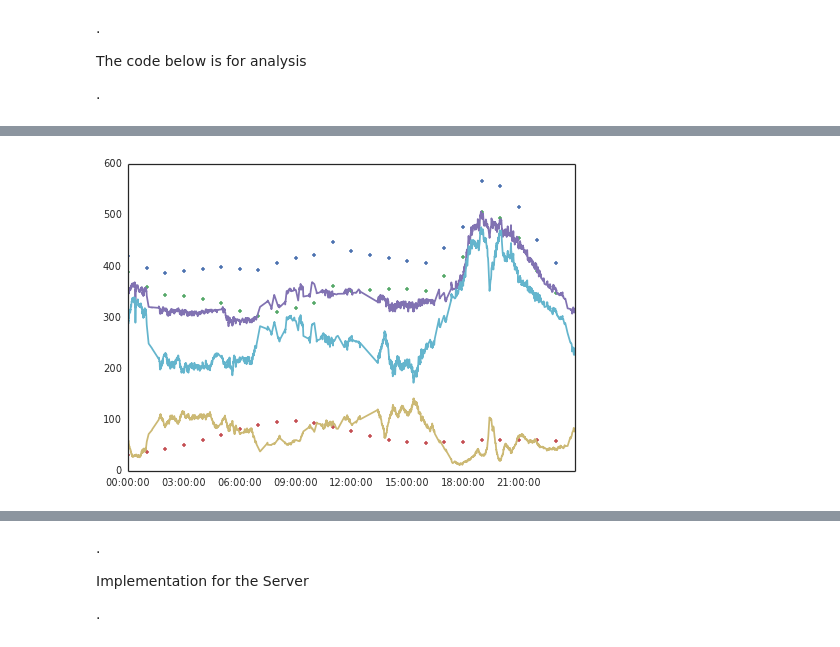
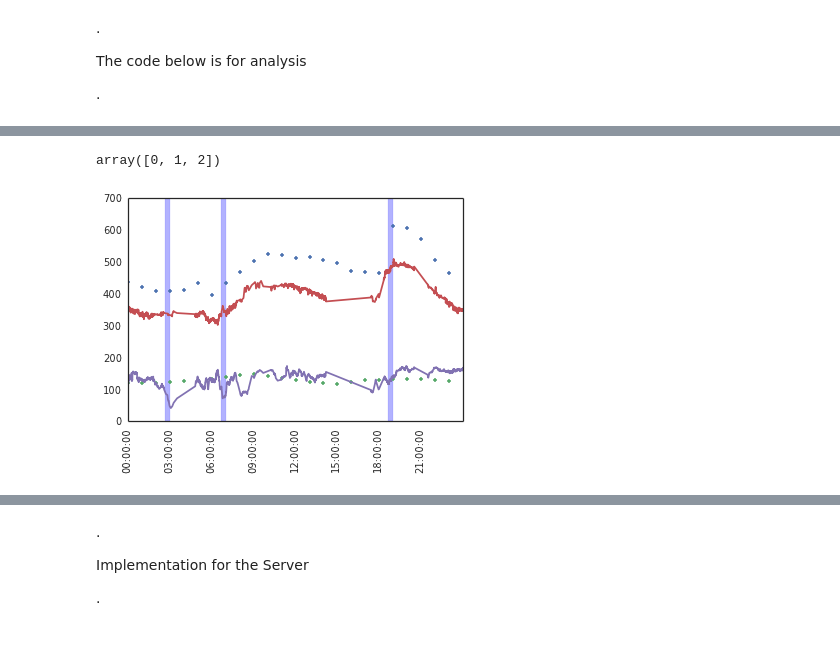
Before and after one commit to diegoleonbarido/flexbox-data-dump-analysis, a Jupyter notebook: ipynb/20sec_DR.ipynb, the cells around one changed output, grey strips where cells are left out. Drawn from its saved outputs; the diff is of its cells as text; code cells hidden in the pictures.

```diff
--- a/ipynb/20sec_DR.ipynb
+++ b/ipynb/20sec_DR.ipynb
@@ -39,0 +31,2 @@ df_dr_events['hour'] = df_dr_events.index.hour
+# %%
+date_select = datetime(2016,7,9)
@@ -86,18 +146,0 @@ pred_frame['net_demand'] = pred_frame['Demanda'] - pred_frame['gen_wind'] #+ pre
-# %%
-#Importing data from SQL Table
-
-#Generation and Prices Data Frame
-metadata = psql_20sec.get_metadata()
-table = psql_20sec.setup_tables(metadata)
-column_names = table.columns.keys()
-
-date_now = datetime.now().replace(hour=23)
-
-twenty_sec = pd.DataFrame(table.select().\
-        #where(cast(table_dict['predespacho_table'].c.datetime,Date)>date_now).\
-        order_by(table.c.datetime.asc()).execute().fetchall(),columns=column_names)
-
-twenty_sec.index = pd.to_datetime(twenty_sec['datetime'])
-
-twenty_sec['date'] = twenty_sec.index.date
-twenty_sec['hour'] = twenty_sec.index.hour
@@ -132,13 +267,28 @@ day_subset_pred = pred_frame[pred_frame['date'] ==  date(2016,6,12)][['hour','De
+# %%
+day_slice_df['twentysec_dr_event'].unique()
+# %% [output]
+array([0, 1, 2])
 # %%
 plt.plot(day_subset_pred.index,day_subset_pred['Demanda'],'.')
-plt.plot(day_subset_pred.index,day_subset_pred['net_demand'],'.')
+plt.xticks(rotation=90)
+#plt.plot(day_subset_pred.index,day_subset_pred['net_demand'],'.')
 plt.plot(day_subset_pred.index,day_subset_pred['gen_wind'],'.')
 
 plt.plot(day_subset.index,day_subset['load_total'])
+plt.xticks(rotation=90)
 plt.plot(day_subset.index,day_subset['gen_wind'])
-plt.plot(day_subset.index,day_subset['net_demand'])
+plt.xticks(rotation=90)
+#plt.plot(day_subset.index,day_subset['net_demand'])
 
-plt.legend()
+#net_load_dr_events_calculated = (day_slice_df[day_slice_df['twentysec_dr_event'] == 2]).index.unique()
+#for event in net_load_dr_events_calculated:
+ #   plt.axvspan(event,event + timedelta(minutes=20), alpha=0.3, color='green')
+
+net_load_dr_events_actual = (day_net_load_dr[day_net_load_dr['signal'] == 1]).index.unique()
+for event in net_load_dr_events_actual:
+    plt.axvspan(event,event + timedelta(minutes=20), alpha=0.3, color='blue')
+    plt.xticks(rotation=90)
+
 #plt.plot(day_subset.index,day_subset['load_inter_total'])
 # %% [output]
-[figure, old version]
+[figure, new version]
```
Also changed, not shown: parts of 20 cells of this notebook, 20 other files.
